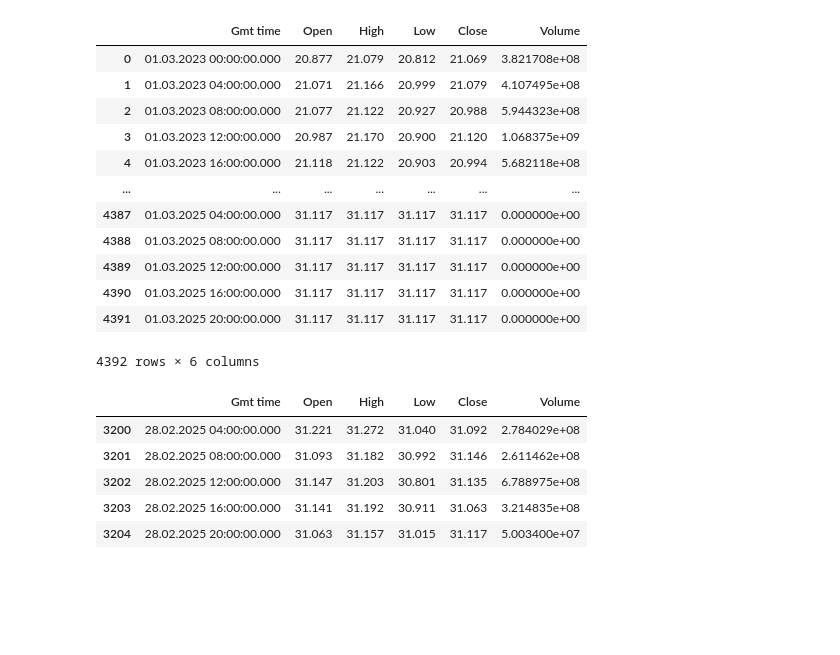
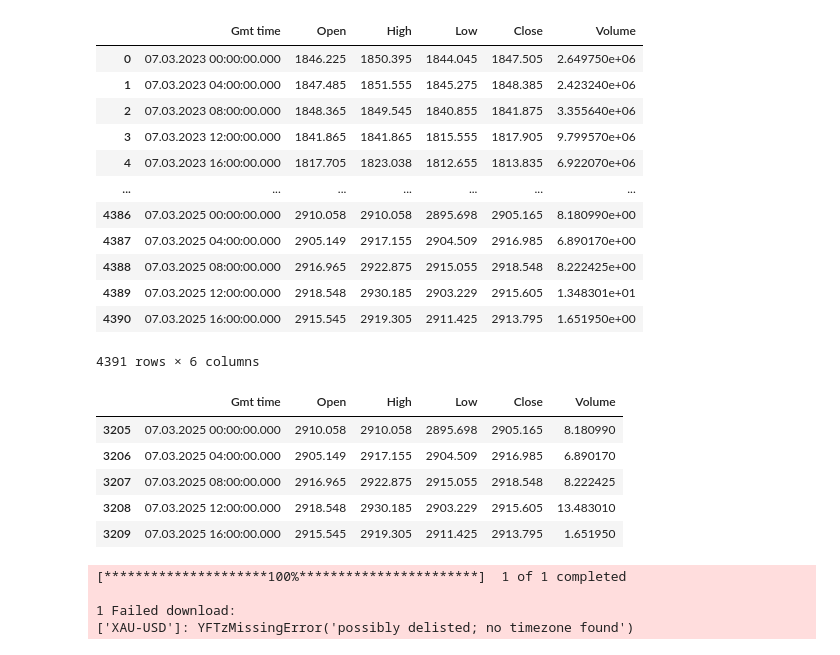
Before and after one commit to FulinQ/AlgorithmicTrading_Study, a Jupyter notebook: Lesson02_CSV_Plot.ipynb, the cells around one changed output. Saved outputs shown, nothing was run; the diff lists cells and outputs as text; code cells hidden in the pictures; blank space fills up the shorter version.

```diff
--- a/Lesson02_CSV_Plot.ipynb
+++ b/Lesson02_CSV_Plot.ipynb
@@ -3,31 +3,31 @@ import yfinance as yf
 import pandas as pd
 import plotly.graph_objects as go
 # %%
-df = pd.read_csv("XAGUSD_Candlestick_4_Hour_BID_01.03.2023-01.03.2025.csv")
+df = pd.read_csv("XAUUSD_Candlestick_4_Hour_BID_07.03.2023-07.03.2025.csv")
 df
 # %% [output]
 |  | Gmt time | Open | High | Low | Close | Volume |
-| 0 | 01.03.2023 00:00:00.000 | 20.877 | 21.079 | 20.812 | 21.069 | 3.821708e+08 |
-| 1 | 01.03.2023 04:00:00.000 | 21.071 | 21.166 | 20.999 | 21.079 | 4.107495e+08 |
-| 2 | 01.03.2023 08:00:00.000 | 21.077 | 21.122 | 20.927 | 20.988 | 5.944323e+08 |
-| 3 | 01.03.2023 12:00:00.000 | 20.987 | 21.170 | 20.900 | 21.120 | 1.068375e+09 |
-| 4 | 01.03.2023 16:00:00.000 | 21.118 | 21.122 | 20.903 | 20.994 | 5.682118e+08 |
+| 0 | 07.03.2023 00:00:00.000 | 1846.225 | 1850.395 | 1844.045 | 1847.505 | 2.649750e+06 |
+| 1 | 07.03.2023 04:00:00.000 | 1847.485 | 1851.555 | 1845.275 | 1848.385 | 2.423240e+06 |
+| 2 | 07.03.2023 08:00:00.000 | 1848.365 | 1849.545 | 1840.855 | 1841.875 | 3.355640e+06 |
+| 3 | 07.03.2023 12:00:00.000 | 1841.865 | 1841.865 | 1815.555 | 1817.905 | 9.799570e+06 |
+| 4 | 07.03.2023 16:00:00.000 | 1817.705 | 1823.038 | 1812.655 | 1813.835 | 6.922070e+06 |
 | ... | ... | ... | ... | ... | ... | ... |
-| 4387 | 01.03.2025 04:00:00.000 | 31.117 | 31.117 | 31.117 | 31.117 | 0.000000e+00 |
-| 4388 | 01.03.2025 08:00:00.000 | 31.117 | 31.117 | 31.117 | 31.117 | 0.000000e+00 |
-| 4389 | 01.03.2025 12:00:00.000 | 31.117 | 31.117 | 31.117 | 31.117 | 0.000000e+00 |
-| 4390 | 01.03.2025 16:00:00.000 | 31.117 | 31.117 | 31.117 | 31.117 | 0.000000e+00 |
-| 4391 | 01.03.2025 20:00:00.000 | 31.117 | 31.117 | 31.117 | 31.117 | 0.000000e+00 |
+| 4386 | 07.03.2025 00:00:00.000 | 2910.058 | 2910.058 | 2895.698 | 2905.165 | 8.180990e+00 |
+| 4387 | 07.03.2025 04:00:00.000 | 2905.149 | 2917.155 | 2904.509 | 2916.985 | 6.890170e+00 |
+| 4388 | 07.03.2025 08:00:00.000 | 2916.965 | 2922.875 | 2915.055 | 2918.548 | 8.222425e+00 |
+| 4389 | 07.03.2025 12:00:00.000 | 2918.548 | 2930.185 | 2903.229 | 2915.605 | 1.348301e+01 |
+| 4390 | 07.03.2025 16:00:00.000 | 2915.545 | 2919.305 | 2911.425 | 2913.795 | 1.651950e+00 |
-4392 rows × 6 columns
+4391 rows × 6 columns
 # %%
 df = df[df["Volume"] != 0]
 df.reset_index(drop=True, inplace=True)
 df.tail(5)
 # %% [output]
 |  | Gmt time | Open | High | Low | Close | Volume |
-| 3200 | 28.02.2025 04:00:00.000 | 31.221 | 31.272 | 31.040 | 31.092 | 2.784029e+08 |
-| 3201 | 28.02.2025 08:00:00.000 | 31.093 | 31.182 | 30.992 | 31.146 | 2.611462e+08 |
-| 3202 | 28.02.2025 12:00:00.000 | 31.147 | 31.203 | 30.801 | 31.135 | 6.788975e+08 |
-| 3203 | 28.02.2025 16:00:00.000 | 31.141 | 31.192 | 30.911 | 31.063 | 3.214835e+08 |
-| 3204 | 28.02.2025 20:00:00.000 | 31.063 | 31.157 | 31.015 | 31.117 | 5.003400e+07 |
+| 3205 | 07.03.2025 00:00:00.000 | 2910.058 | 2910.058 | 2895.698 | 2905.165 | 8.180990 |
+| 3206 | 07.03.2025 04:00:00.000 | 2905.149 | 2917.155 | 2904.509 | 2916.985 | 6.890170 |
+| 3207 | 07.03.2025 08:00:00.000 | 2916.965 | 2922.875 | 2915.055 | 2918.548 | 8.222425 |
+| 3208 | 07.03.2025 12:00:00.000 | 2918.548 | 2930.185 | 2903.229 | 2915.605 | 13.483010 |
+| 3209 | 07.03.2025 16:00:00.000 | 2915.545 | 2919.305 | 2911.425 | 2913.795 | 1.651950 |
 # %%
@@ -40,3 +40,10 @@ fig = go.Figure(data=[go.Candlestick(x=dfpl.index,
                                      close=dfpl['Close'])])
 
 fig.show()
+# %%
+data = yf.download(tickers="XAU-USD", period='max', interval='4h')
+# %% [output]
+[*********************100%***********************]  1 of 1 completed
+
+1 Failed download:
+['XAU-USD']: YFTzMissingError('possibly delisted; no timezone found')
```
Also changed, not shown: parts of 1 cell of this notebook, 2 other files.
